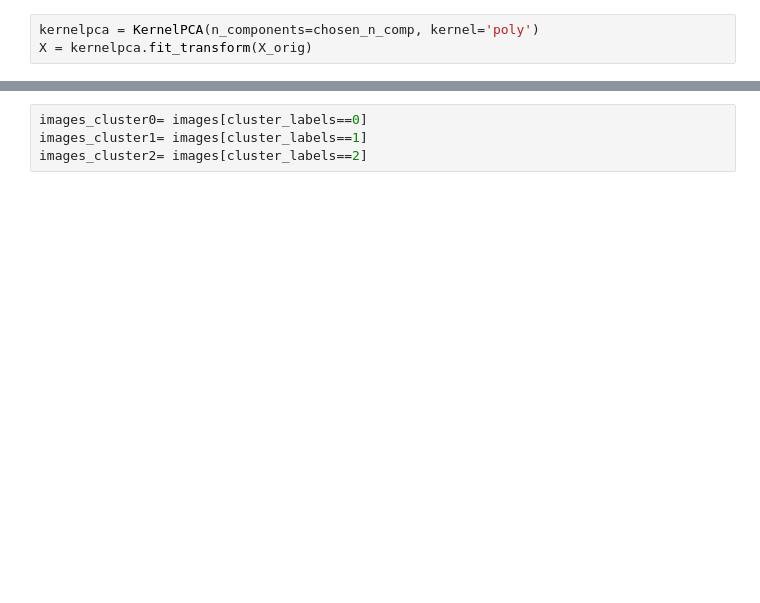
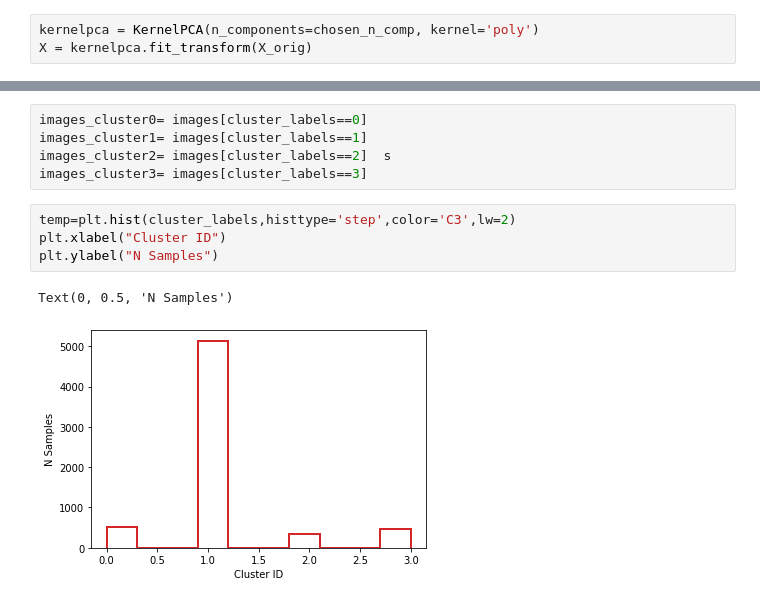
Before and after one commit to hershalpandya/images_practice, a Jupyter notebook: ML_A172_00d00h00m.ipynb, the cells around one changed output, grey strips where cells are left out. Cells and saved outputs as stored; diff of their text form; blank space fills up the shorter version.

```diff
--- a/ML_A172_00d00h00m.ipynb
+++ b/ML_A172_00d00h00m.ipynb
@@ -170,6 +170,14 @@ X_orig.shape
 # %%
 images_cluster0= images[cluster_labels==0]
 images_cluster1= images[cluster_labels==1]
-images_cluster2= images[cluster_labels==2]
+images_cluster2= images[cluster_labels==2]  s
+images_cluster3= images[cluster_labels==3]
+# %%
+temp=plt.hist(cluster_labels,histtype='step',color='C3',lw=2)
+plt.xlabel("Cluster ID")
+plt.ylabel("N Samples")
+# %% [output]
+Text(0, 0.5, 'N Samples')
+[figure, added]
 # %%
 
```
Also changed, not shown: parts of 14 cells of this notebook.
